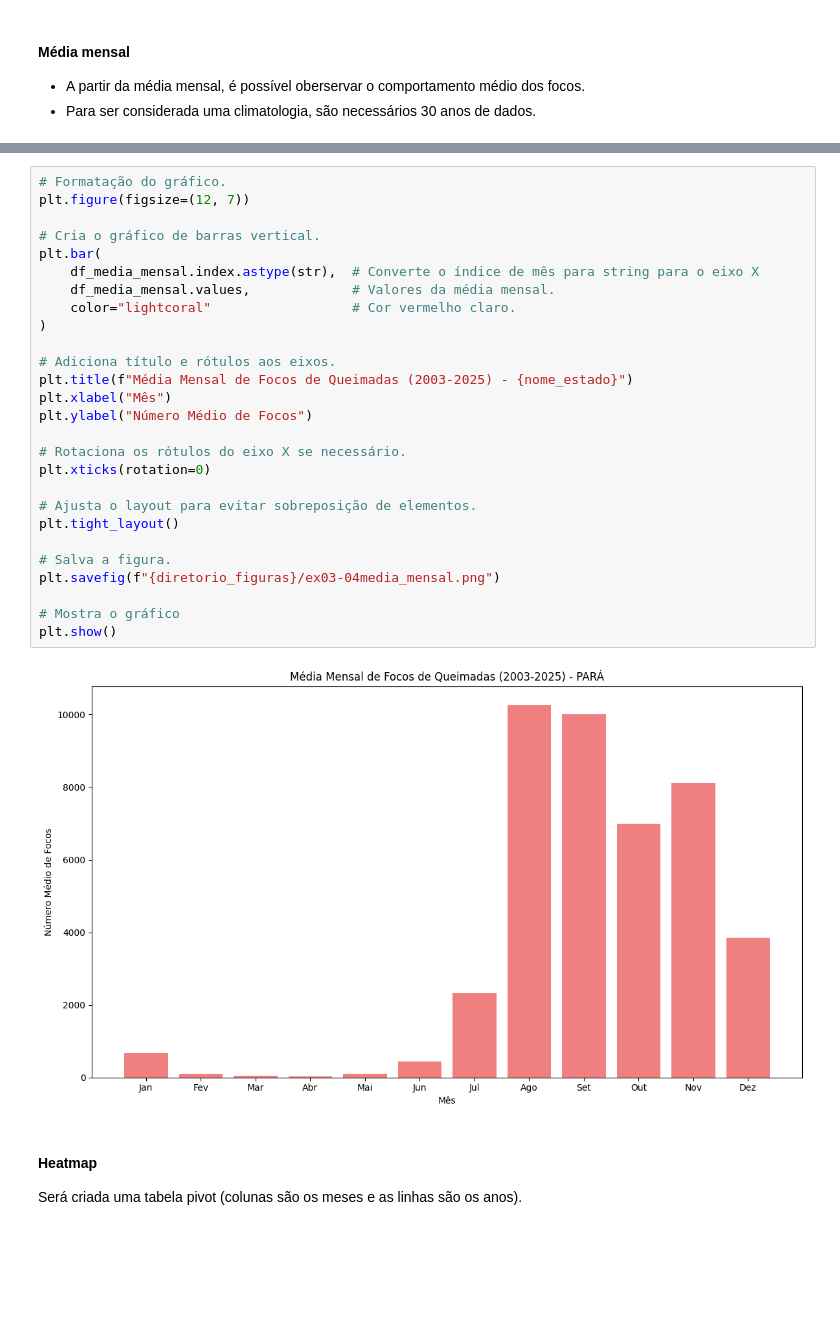
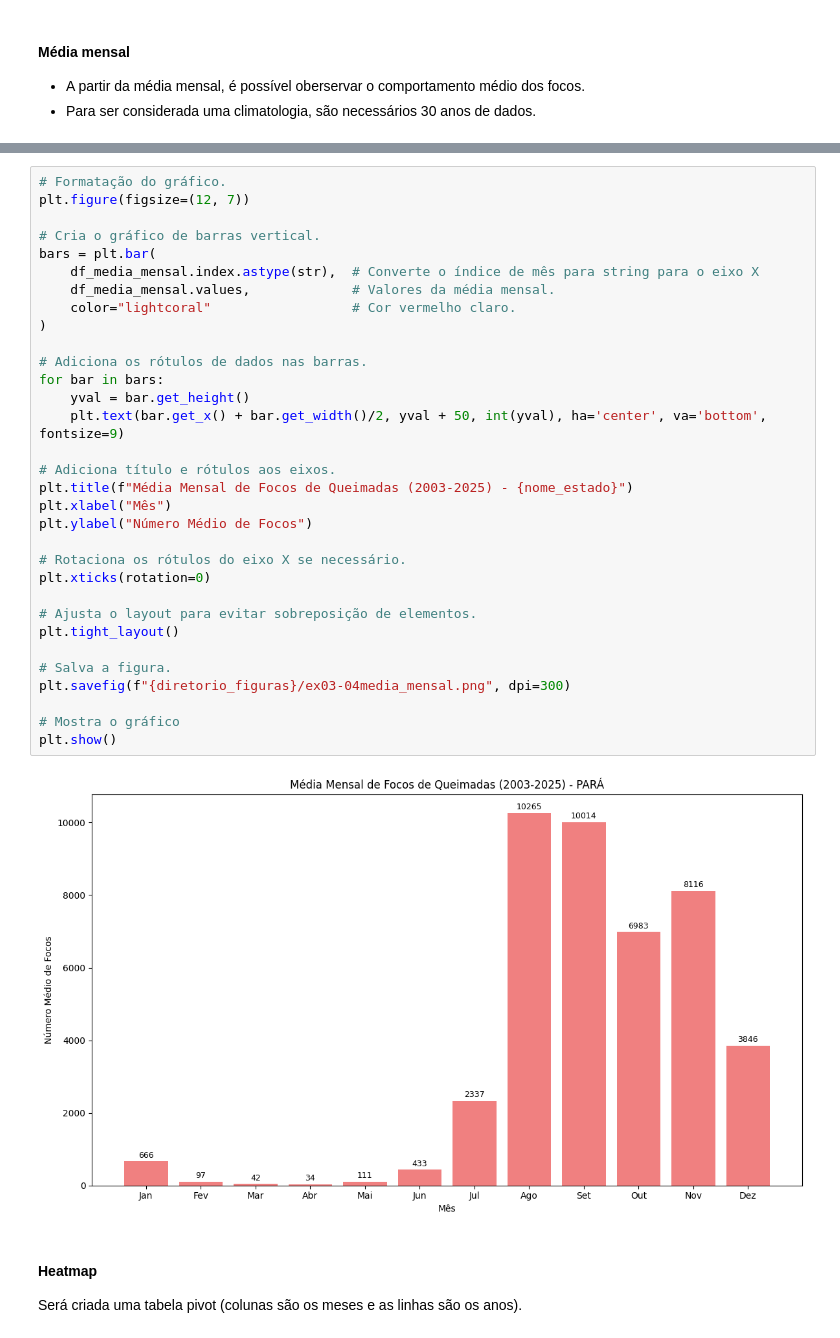
Before and after one commit to jgmsantos/minicurso_queimadas_2026, a Jupyter notebook: Aula_1_ex03_focos_anual.ipynb, the cells around one changed output, grey strips where cells are left out. Drawn from its saved outputs; the diff is of its cells as text; blank space fills up the shorter version.

```diff
--- a/Aula_1_ex03_focos_anual.ipynb
+++ b/Aula_1_ex03_focos_anual.ipynb
@@ -924,32 +909,37 @@ df_media_mensal.reset_index()
 # %%
 # Formatação do gráfico.
 plt.figure(figsize=(12, 7))
 
 # Cria o gráfico de barras vertical.
-plt.bar(
+bars = plt.bar(
     df_media_mensal.index.astype(str),  # Converte o índice de mês para string para o eixo X
     df_media_mensal.values,             # Valores da média mensal.
     color="lightcoral"                  # Cor vermelho claro.
 )
+
+# Adiciona os rótulos de dados nas barras.
+for bar in bars:
+    yval = bar.get_height()
+    plt.text(bar.get_x() + bar.get_width()/2, yval + 50, int(yval), ha='center', va='bottom', fontsize=9)
 
 # Adiciona título e rótulos aos eixos.
 plt.title(f"Média Mensal de Focos de Queimadas (2003-2025) - {nome_estado}")
 plt.xlabel("Mês")
 plt.ylabel("Número Médio de Focos")
 
 # Rotaciona os rótulos do eixo X se necessário.
 plt.xticks(rotation=0)
 
 # Ajusta o layout para evitar sobreposição de elementos.
 plt.tight_layout()
 
 # Salva a figura.
-plt.savefig(f"{diretorio_figuras}/ex03-04media_mensal.png")
+plt.savefig(f"{diretorio_figuras}/ex03-04media_mensal.png", dpi=300)
 
 # Mostra o gráfico
 plt.show()
 # %% [output]
-[figure, old version]
+[figure, new version]
 # %% [markdown]
 #### Heatmap
 
```
Also changed, not shown: parts of 51 cells of this notebook.
